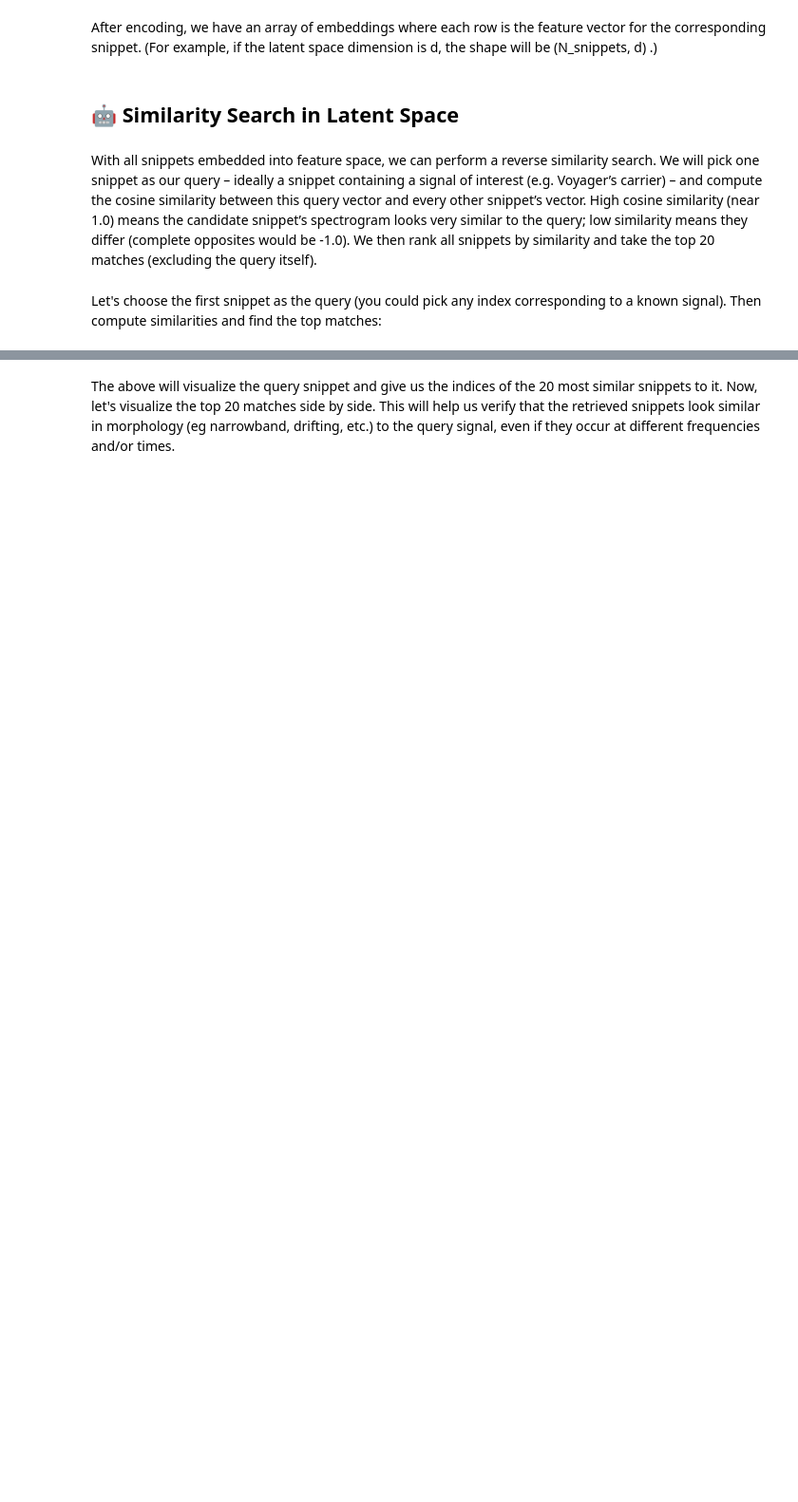
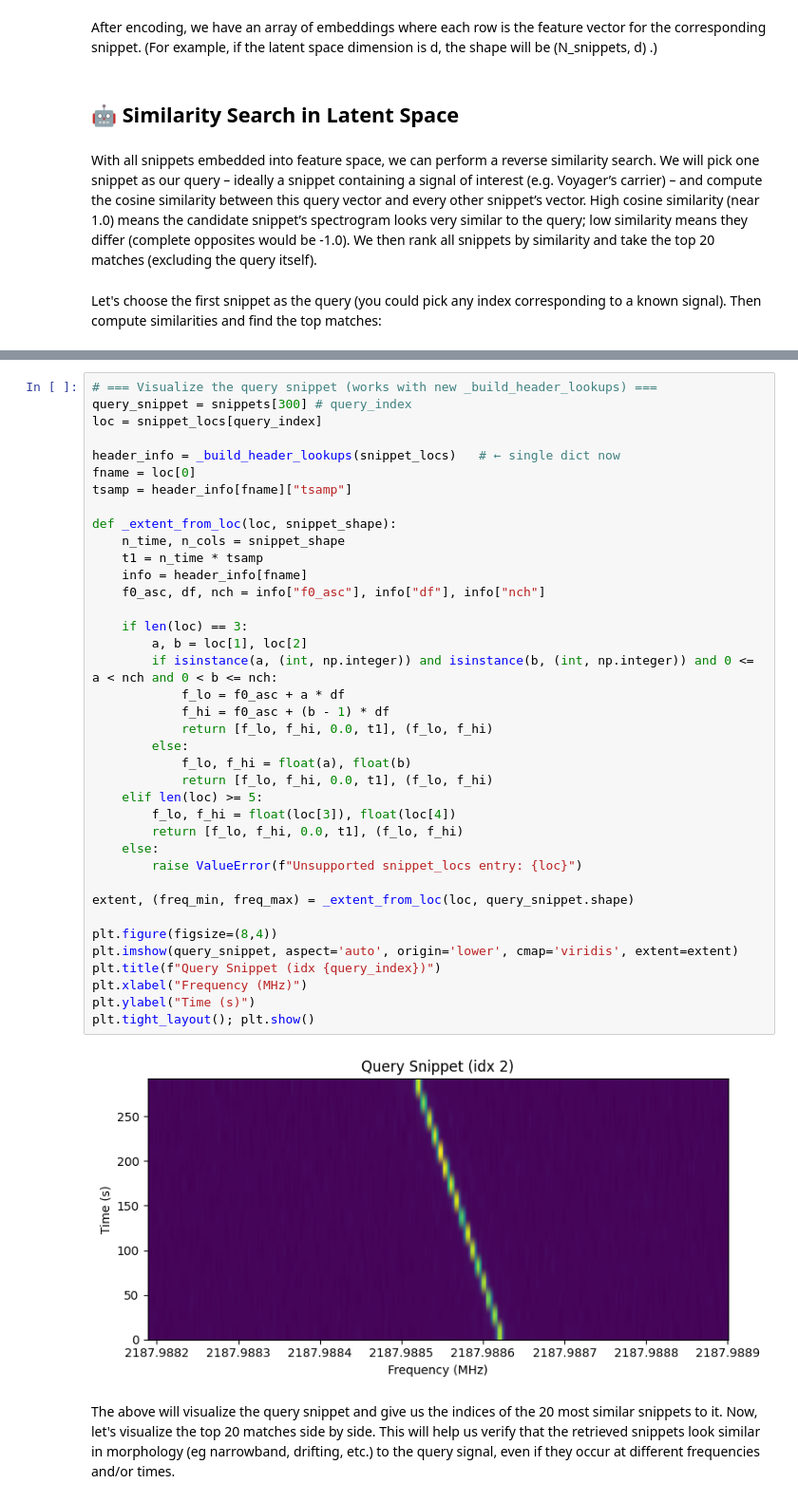
Before and after one commit to elanlavie/VoyagerMLTutorial, a Jupyter notebook: VoyagerMLTutorial_OpenData.ipynb, the cells around one changed output, grey strips where cells are left out. Shown at 95% size. Saved outputs shown, nothing was run; the diff lists cells and outputs as text; blank space fills up the shorter version.

```diff
--- a/VoyagerMLTutorial_OpenData.ipynb
+++ b/VoyagerMLTutorial_OpenData.ipynb
@@ -496,3 +841,43 @@ Cosine similarities: [ 0.70551234  0.7039499   0.6685502   0.6483181   0.6390551
+# %%
+# === Visualize the query snippet (works with new _build_header_lookups) ===
+query_snippet = snippets[300] # query_index
+loc = snippet_locs[query_index]
+
+header_info = _build_header_lookups(snippet_locs)   # ← single dict now
+fname = loc[0]
+tsamp = header_info[fname]["tsamp"]
+
+def _extent_from_loc(loc, snippet_shape):
+    n_time, n_cols = snippet_shape
+    t1 = n_time * tsamp
+    info = header_info[fname]
+    f0_asc, df, nch = info["f0_asc"], info["df"], info["nch"]
+
+    if len(loc) == 3:
+        a, b = loc[1], loc[2]
+        if isinstance(a, (int, np.integer)) and isinstance(b, (int, np.integer)) and 0 <= a < nch and 0 < b <= nch:
+            f_lo = f0_asc + a * df
+            f_hi = f0_asc + (b - 1) * df
+            return [f_lo, f_hi, 0.0, t1], (f_lo, f_hi)
+        else:
+            f_lo, f_hi = float(a), float(b)
+            return [f_lo, f_hi, 0.0, t1], (f_lo, f_hi)
+    elif len(loc) >= 5:
+        f_lo, f_hi = float(loc[3]), float(loc[4])
+        return [f_lo, f_hi, 0.0, t1], (f_lo, f_hi)
+    else:
+        raise ValueError(f"Unsupported snippet_locs entry: {loc}")
+
+extent, (freq_min, freq_max) = _extent_from_loc(loc, query_snippet.shape)
+
+plt.figure(figsize=(8,4))
+plt.imshow(query_snippet, aspect='auto', origin='lower', cmap='viridis', extent=extent)
+plt.title(f"Query Snippet (idx {query_index})")
+plt.xlabel("Frequency (MHz)")
+plt.ylabel("Time (s)")
+plt.tight_layout(); plt.show()
+# %% [output]
+[figure, added]
 # %% [markdown]
 The above will visualize the query snippet and give us the indices of the 20 most similar snippets to it. Now, let's visualize the top 20 matches side by side. This will help us verify that the retrieved snippets look similar
 in morphology (eg narrowband, drifting, etc.) to the query signal, even if they occur at different frequencies and/or times.
```
Also changed, not shown: parts of 17 cells of this notebook.
